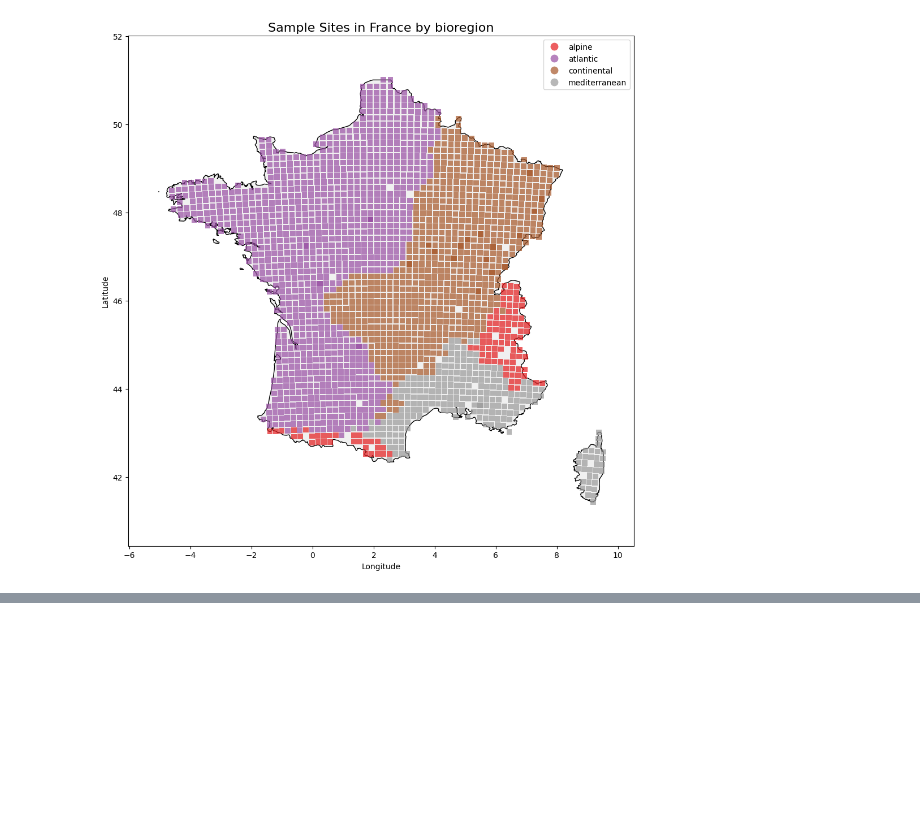
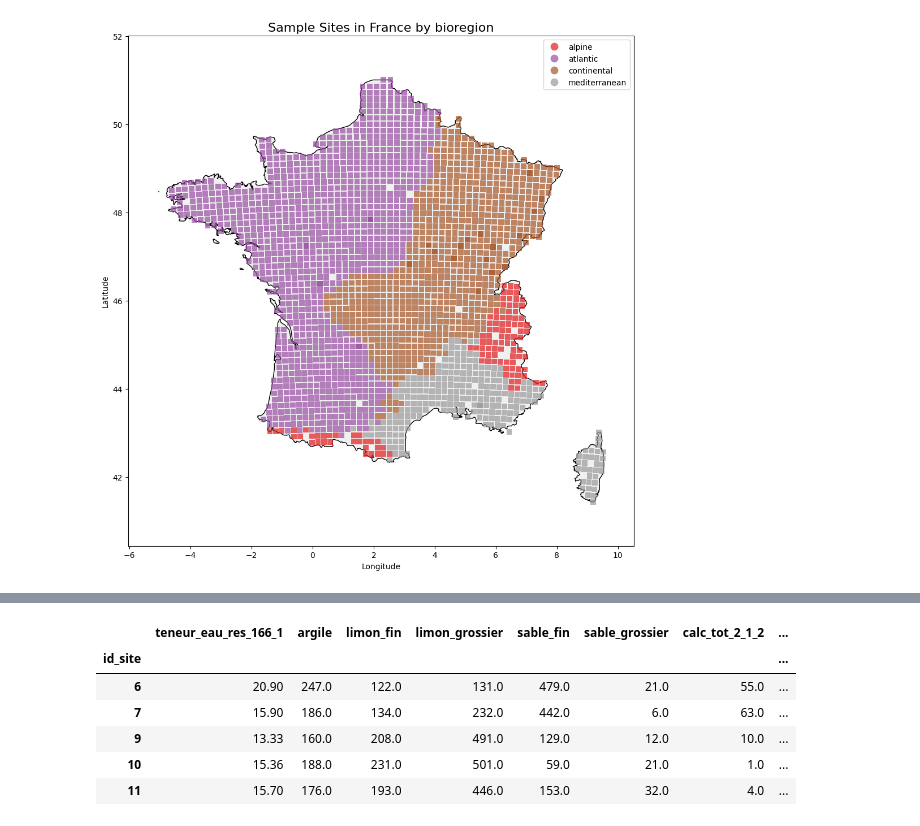
Before and after one commit to Phurga/rmqs_exploration, a Jupyter notebook: code/tests.ipynb, the cells around one changed output, grey strips where cells are left out. Saved outputs shown, nothing was run; the diff lists cells and outputs as text; code cells hidden in the pictures; blank space fills up the shorter version.

Commit message:
primary start to compute

```diff
--- a/code/tests.ipynb
+++ b/code/tests.ipynb
@@ -66,0 +87,26 @@ Name: argile, Length: 4146, dtype: object
+# %%
+# Select columns by label ranges and explicit labels using .loc
+cols = list(metadata_df.columns)
+# define label ranges
+range1_start, range1_end = 'teneur_eau_res_166_1', 'sable_grossier'
+range2_start, range2_end = 'calc_tot_2_1_2', 'mat_org_0'
+extra = ['otu_richness','land_use', 'wrb_guess', 'bioregion']
+
+# get slices by position of labels
+i1 = cols.index(range1_start)
+i2 = cols.index(range1_end) + 1  # inclusive
+j1 = cols.index(range2_start)
+j2 = cols.index(range2_end) + 1
+
+col_labels = cols[i1:i2] + cols[j1:j2] + extra
+
+selection = metadata_df.loc[:, col_labels]
+selection.head()
+# %% [output]
+|  | teneur_eau_res_166_1 | argile | limon_fin | limon_grossier | sable_fin | sable_grossier | calc_tot_2_1_2 | ... |
+| id_site |  |  |  |  |  |  |  | ... |
+| 6 | 20.90 | 247.0 | 122.0 | 131.0 | 479.0 | 21.0 | 55.0 | ... |
+| 7 | 15.90 | 186.0 | 134.0 | 232.0 | 442.0 | 6.0 | 63.0 | ... |
+| 9 | 13.33 | 160.0 | 208.0 | 491.0 | 129.0 | 12.0 | 10.0 | ... |
+| 10 | 15.36 | 188.0 | 231.0 | 501.0 | 59.0 | 21.0 | 1.0 | ... |
+| 11 | 15.70 | 176.0 | 193.0 | 446.0 | 153.0 | 32.0 | 4.0 | ... |
```
Also changed, not shown: parts of 5 cells of this notebook, 9 other files.
